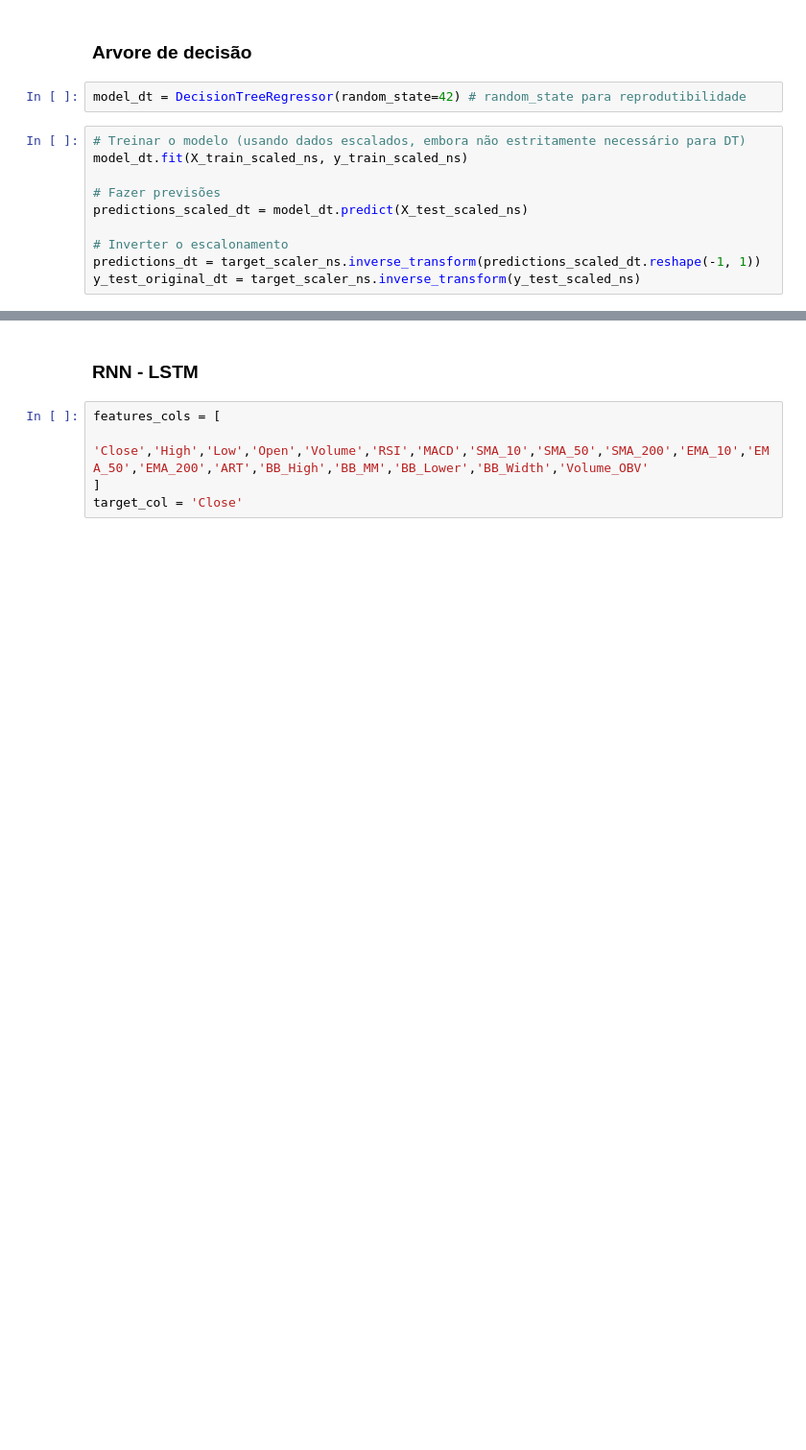
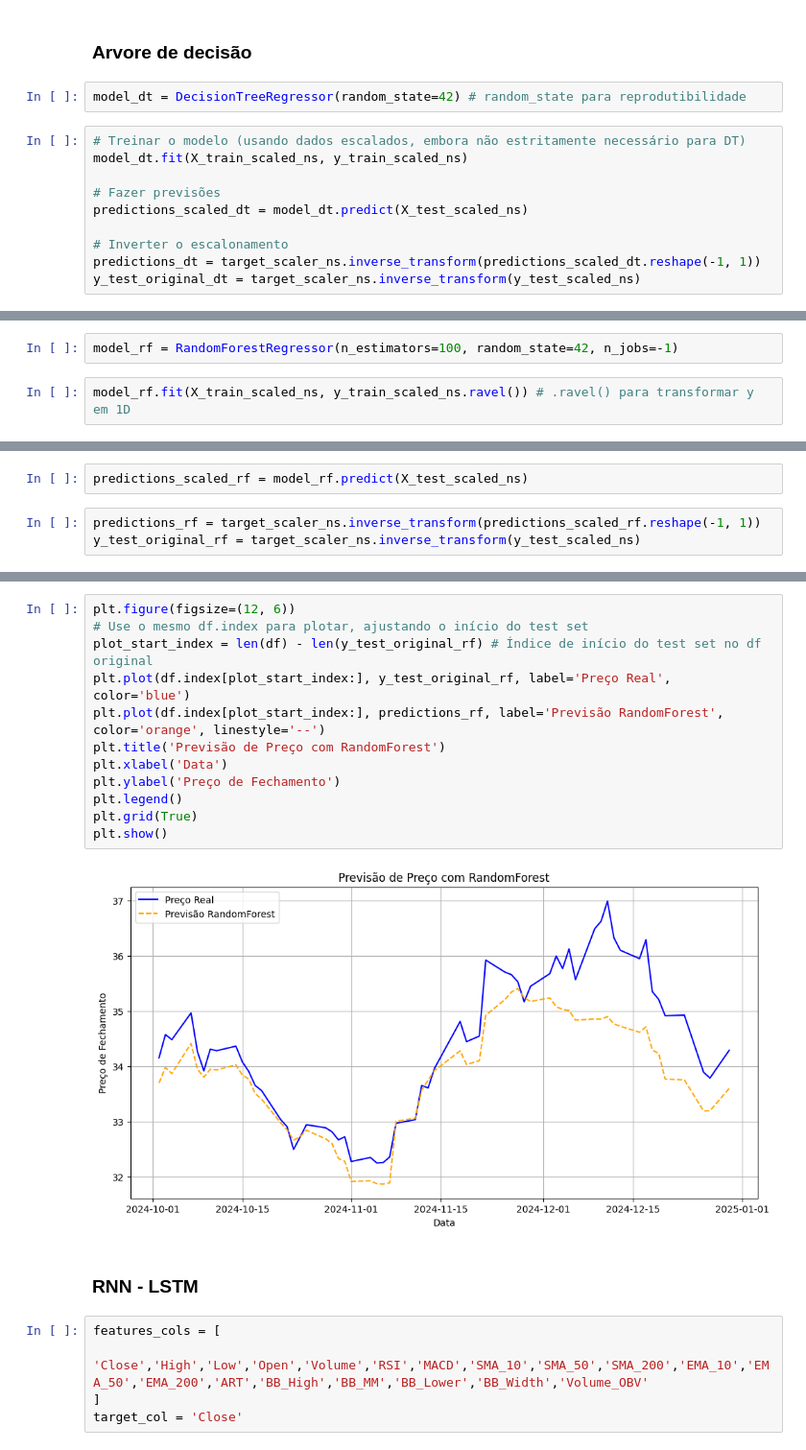
Before and after one commit to mateus-heck/sotck-price-predictor, a Jupyter notebook: price_predictor copy.ipynb, the cells around one changed output, grey strips where cells are left out. Shown at 96% size. Cells and saved outputs as stored; diff of their text form; blank space fills up the shorter version.

```diff
--- a/price_predictor copy.ipynb
+++ b/price_predictor copy.ipynb
@@ -225,0 +229,4 @@ plt.show()
+# %%
+model_rf = RandomForestRegressor(n_estimators=100, random_state=42, n_jobs=-1)
+# %%
+model_rf.fit(X_train_scaled_ns, y_train_scaled_ns.ravel()) # .ravel() para transformar y em 1D
@@ -225,0 +235,5 @@ plt.show()
+# %%
+predictions_scaled_rf = model_rf.predict(X_test_scaled_ns)
+# %%
+predictions_rf = target_scaler_ns.inverse_transform(predictions_scaled_rf.reshape(-1, 1))
+y_test_original_rf = target_scaler_ns.inverse_transform(y_test_scaled_ns)
@@ -226,3 +252,17 @@ plt.show()
+# %%
+plt.figure(figsize=(12, 6))
+# Use o mesmo df.index para plotar, ajustando o início do test set
+plot_start_index = len(df) - len(y_test_original_rf) # Índice de início do test set no df original
+plt.plot(df.index[plot_start_index:], y_test_original_rf, label='Preço Real', color='blue')
+plt.plot(df.index[plot_start_index:], predictions_rf, label='Previsão RandomForest', color='orange', linestyle='--')
+plt.title('Previsão de Preço com RandomForest')
+plt.xlabel('Data')
+plt.ylabel('Preço de Fechamento')
+plt.legend()
+plt.grid(True)
+plt.show()
+# %% [output]
+[figure, added]
 # %% [markdown]
 ### RNN - LSTM
 # %%
```
Also changed, not shown: parts of 17 cells of this notebook, 4 other files.
